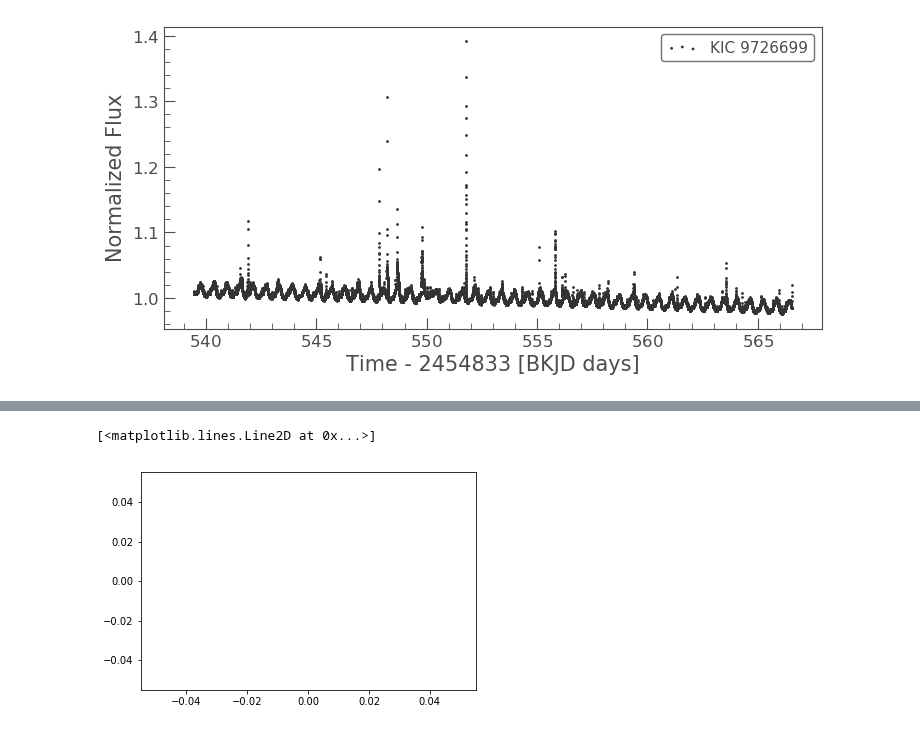
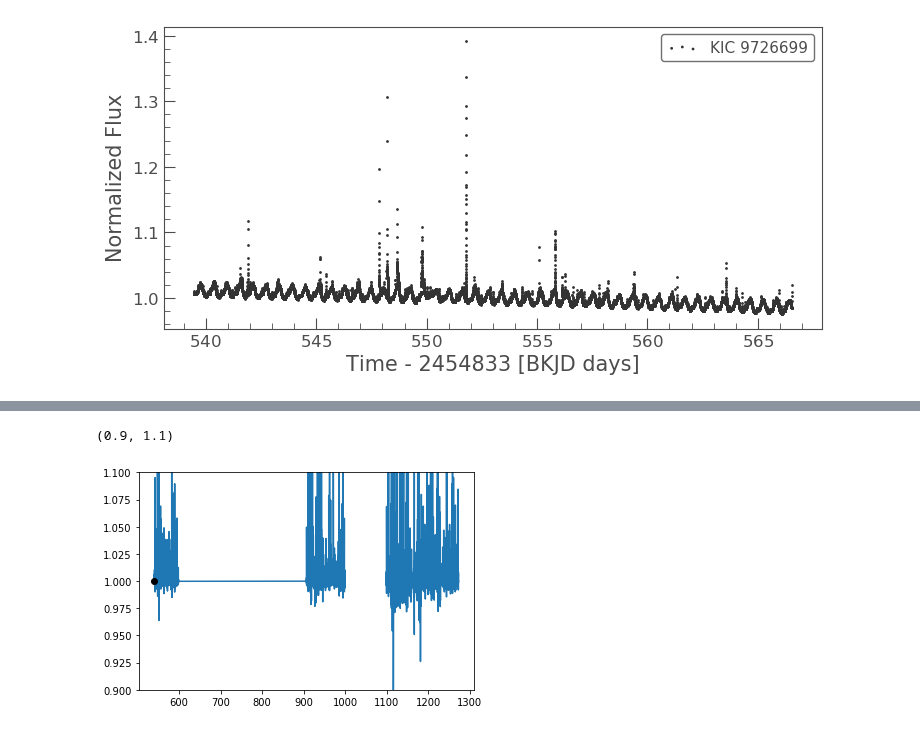
Before and after one commit to lupitatovar/flares, a Jupyter notebook: notebooks/gj1243_celerite_testing.ipynb, the cells around one changed output, grey strips where cells are left out. Cells and saved outputs as stored; diff of their text form; code cells hidden in the pictures.

```diff
--- a/notebooks/gj1243_celerite_testing.ipynb
+++ b/notebooks/gj1243_celerite_testing.ipynb
@@ -249,0 +241,4 @@ oneday
+# %%
+from astropy.io import fits
+hdu = fits.open('gj1243_output.fits')
+hdu
@@ -249,0 +257,7 @@ oneday
+# %%
+kepler_time = hdu[1].data['TIME']
+kepler_flux = hdu[1].data['FLUX']
+kepler_flux_err = hdu[1].data['FLUX_ERR']
+kepler_cadence = hdu[1].data['CADENCENO']
+kepler_sap_qual = hdu[1].data['SAP_QUALITY']
+median=np.nanmedian(kepler_flux)
@@ -250,17 +277,21 @@ oneday
 # %%
 one_flare_start=t_starts[0]
 one_flare_stop=t_stops[0]
 
 #give a threshold
-threshold = 1
+threshold = 100
 
 one_flare_start = np.ma.array(one_flare_start)
 
 one_flare_start_masked = np.ma.masked_where(one_flare_start > threshold , one_flare_start)
 #x_values = [0,500,550,551]
-plt.plot(1, one_flare_start_masked,'ko')
+plt.plot(kepler_time,kepler_flux/median)
+#plt.plot(t_starts,t_stops)
+plt.plot(t_starts[0],1,'ko')
+plt.ylim(0.9,1.1)
+#plt.xlim(539,540)
 # %% [output]
-[<matplotlib.lines.Line2D at 0x...>]
+(0.9, 1.1)
-[figure, old version]
+[figure, new version]
 # %%
 np.ones(11)
```
Also changed, not shown: parts of 11 cells of this notebook, 3 other files.
